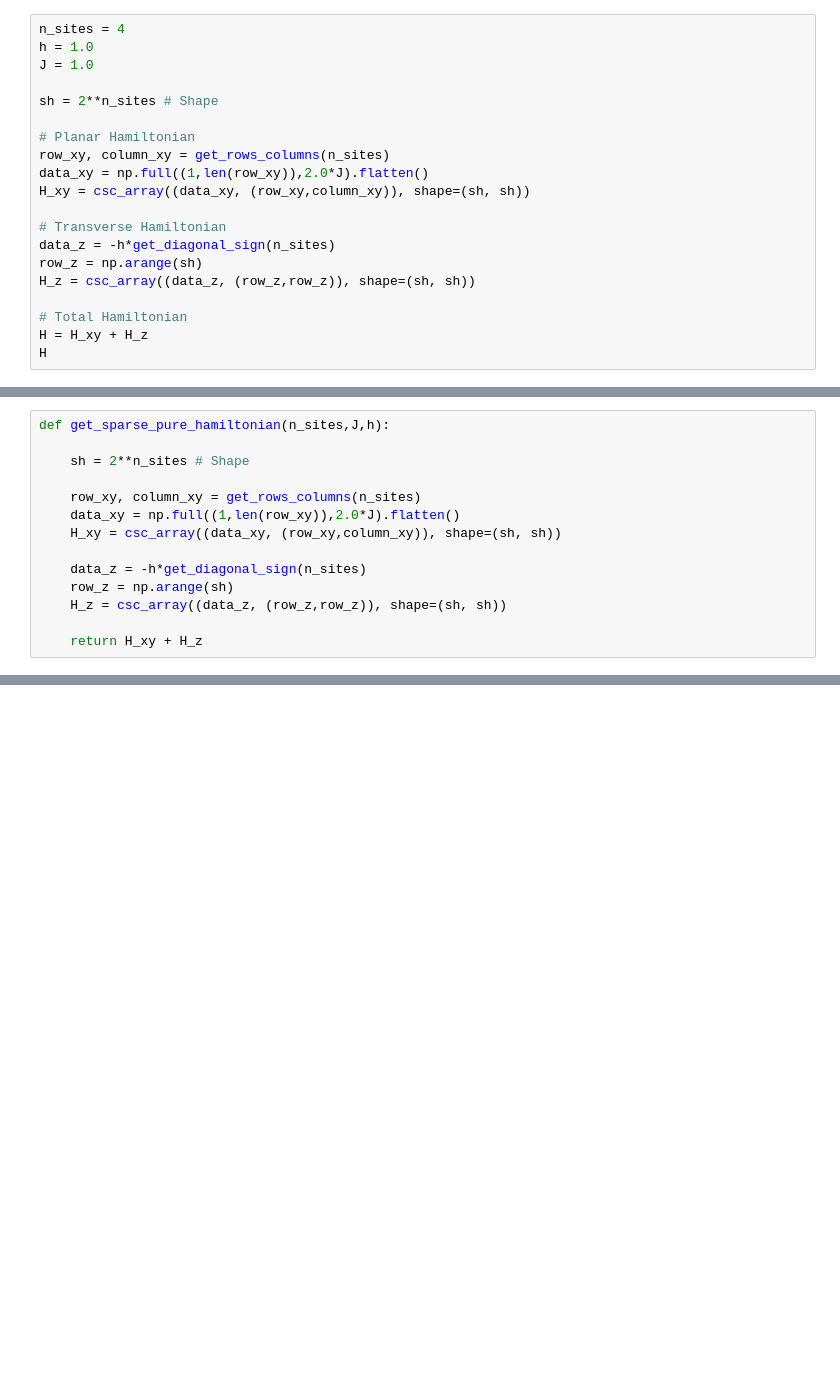
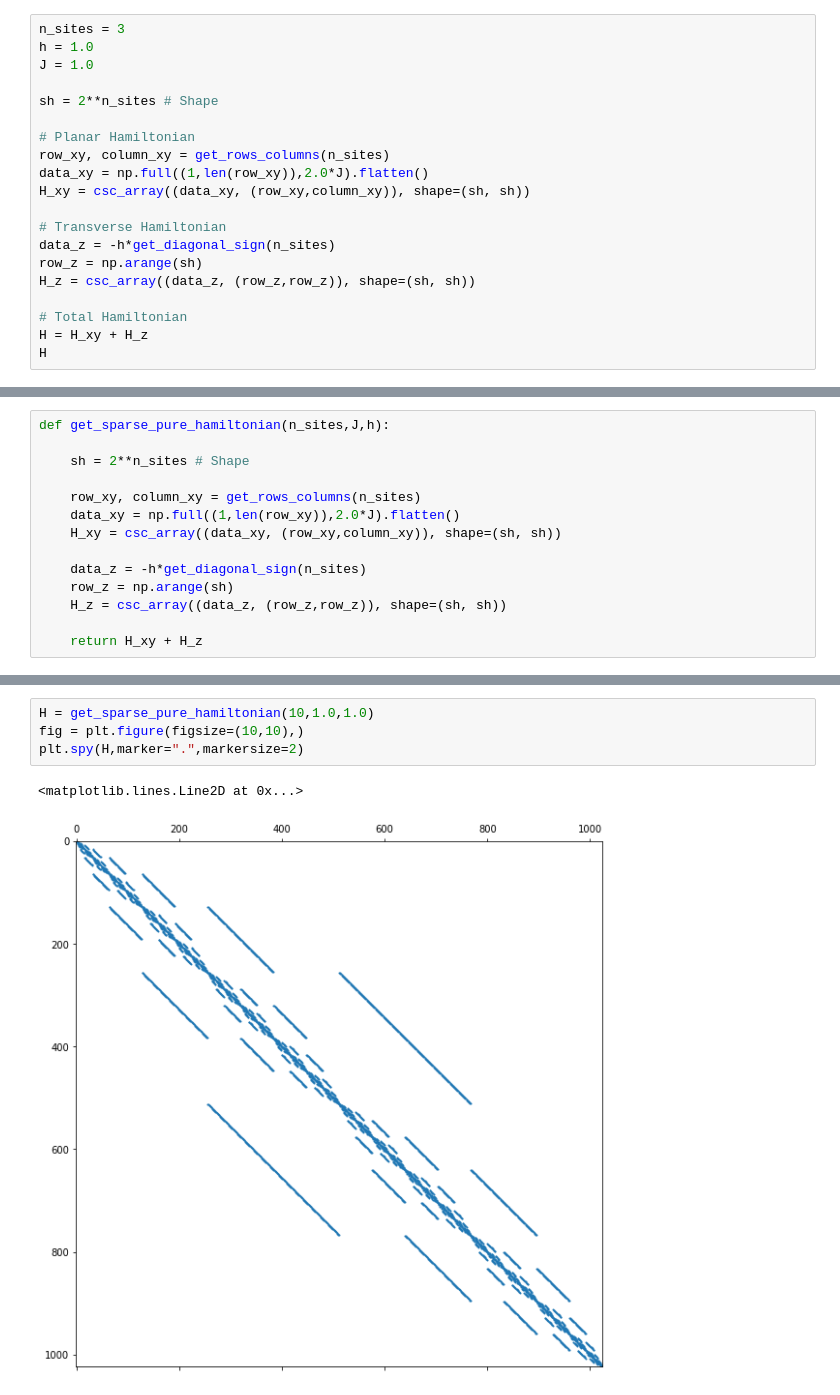
Before and after one commit to alejandrogm668/XX-Spin-Chains, a Jupyter notebook: Get_Hamiltonian.ipynb, the cells around one changed output, grey strips where cells are left out. Drawn from its saved outputs; the diff is of its cells as text; blank space fills up the shorter version.

```diff
--- a/Get_Hamiltonian.ipynb
+++ b/Get_Hamiltonian.ipynb
@@ -5,5 +6,5 @@ import numpy as np
 # %%
-n_sites = 4
+n_sites = 3
 h = 1.0
 J = 1.0
 
@@ -49,0 +52,7 @@ $\displaystyle \left[\begin{matrix}-3.0 & 0 & 0 & 0 & 0 & 0 & 0 & 0\\0 & -1.0 &
+# %%
+H = get_sparse_pure_hamiltonian(10,1.0,1.0)
+fig = plt.figure(figsize=(10,10),)
+plt.spy(H,marker=".",markersize=2)
+# %% [output]
+<matplotlib.lines.Line2D at 0x...>
+[figure, added]
```
Also changed, not shown: parts of 4 cells of this notebook, 1 other file.
